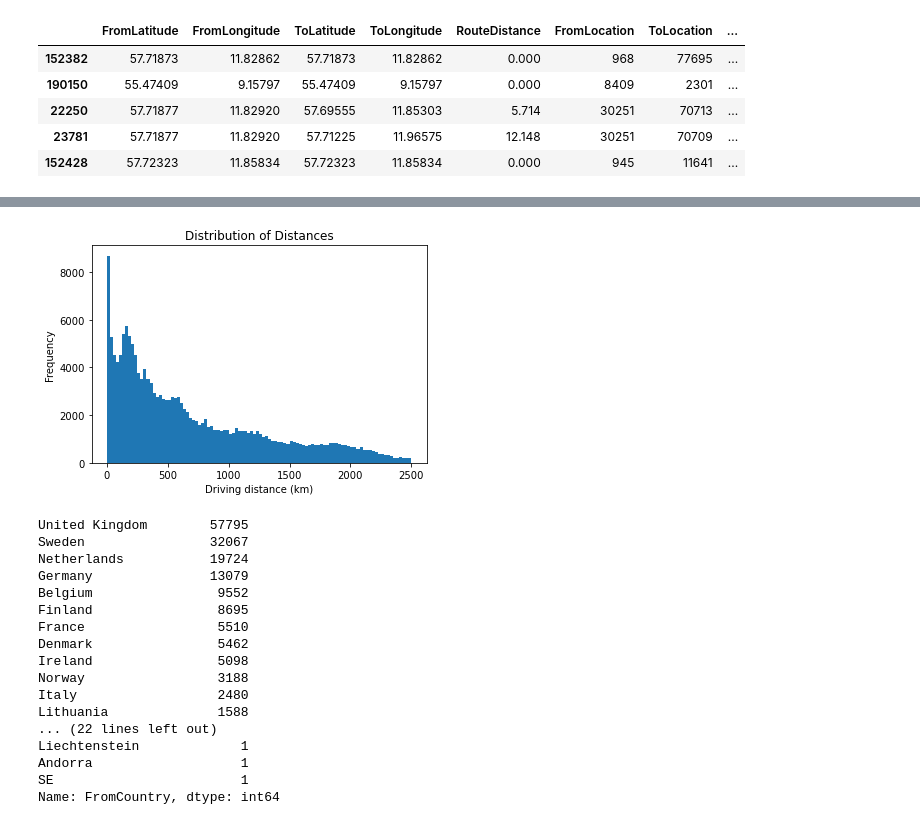
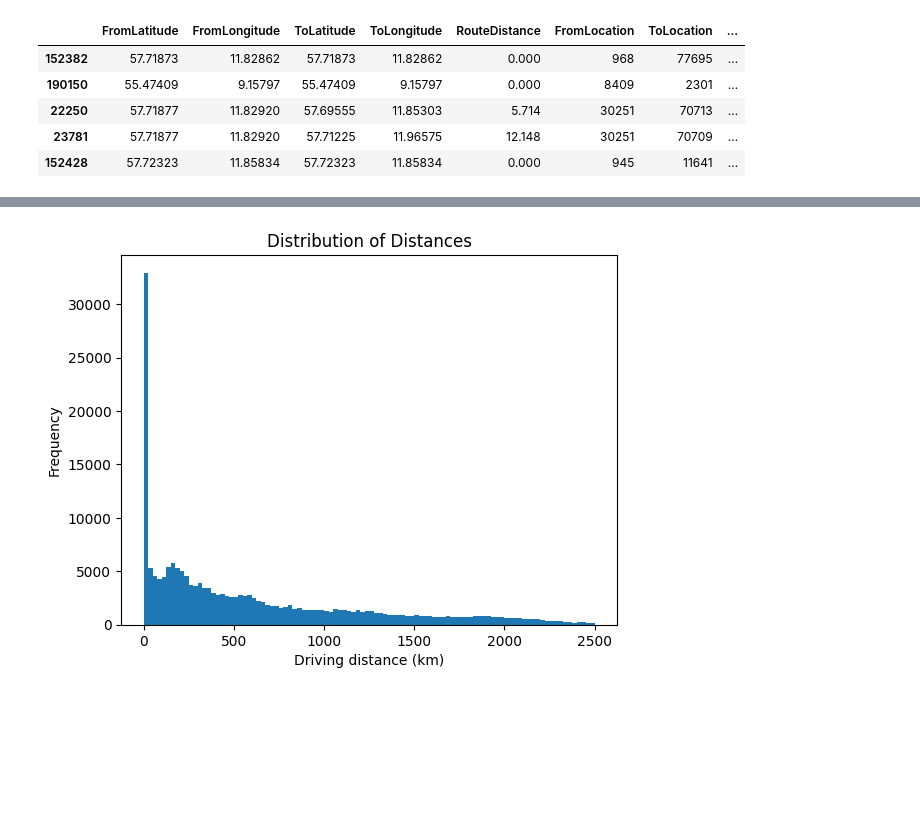
Before and after one commit to em1899/master-thesis-project, a Jupyter notebook: EDA/EDA_v5.ipynb, the cells around one changed output, grey strips where cells are left out. Drawn from its saved outputs; the diff is of its cells as text; code cells hidden in the pictures; blank space fills up the shorter version.

Commit message:
spike graph

```diff
--- a/EDA/EDA_v5.ipynb
+++ b/EDA/EDA_v5.ipynb
@@ -893,7 +893,7 @@ df_final.sort_values(by=['BookingId'])
 # Make file available as upload so examiners (technically) can skip first  part, upload file here, and work from there
 # df_final = pd.read_csv('multiple_legs_fixed.csv')
 
-df_final = pd.read_csv('/Users/emanuelazucchetto/Desktop/Copenhagen Business School/Thesis/03_Data/data_multiple_legs_fixed.csv')
+df_final = pd.read_csv('/Users/jangaydoul/Desktop/Copenhagen Business School/4. Semester :: Thesis/03_Data/data_multiple_legs_fixed.csv')
 # %%
 len(df_final)
 # %% [output]
@@ -1077,7 +1070,7 @@ routes_with_distance.to_csv('routes_with_distance.csv', index=False)
 routes_with_distances = pd.concat((routes_1_with_distance, routes_2_with_distance, routes_3_with_distance, routes_4_with_distance, routes_5_with_distance))
 # %%
 # Provide finalized 'routes_with_distance' dataset
-routes_with_distance = pd.read_csv("/Users/emanuelazucchetto/Desktop/Copenhagen Business School/Thesis/03_Data/routes_with_distance.csv")
+routes_with_distance = pd.read_csv("/Users/jangaydoul/Desktop/Copenhagen Business School/4. Semester :: Thesis/03_Data/csvs/routes_with_distance.csv")
 
 len(routes_with_distance)
 # %% [output]
@@ -1283,29 +1276,9 @@ plt.show()
 # %%
-subset = df_routes[(df_routes['RouteDistance'] < 2500)&(df_routes['RouteDistance'] >0)]
+subset = df_routes[(df_routes['RouteDistance'] < 2500)]
 plt.hist(subset['RouteDistance'], bins = 100)
 plt.xlabel("Driving distance (km)")
 plt.ylabel("Frequency")
 plt.title("Distribution of Distances")
 plt.show()
 # %% [output]
-[figure, old version]
+[figure, new version]
-# %%
-subset.FromCountry.value_counts()
-# %% [output]
-United Kingdom        57795
-Sweden                32067
-Netherlands           19724
-Germany               13079
-Belgium                9552
-Finland                8695
-France                 5510
-Denmark                5462
-Ireland                5098
-Norway                 3188
-Italy                  2480
-Lithuania              1588
-... (22 lines left out)
-Liechtenstein             1
-Andorra                   1
-SE                        1
-Name: FromCountry, dtype: int64
```
Also changed, not shown: parts of 23 cells of this notebook.
